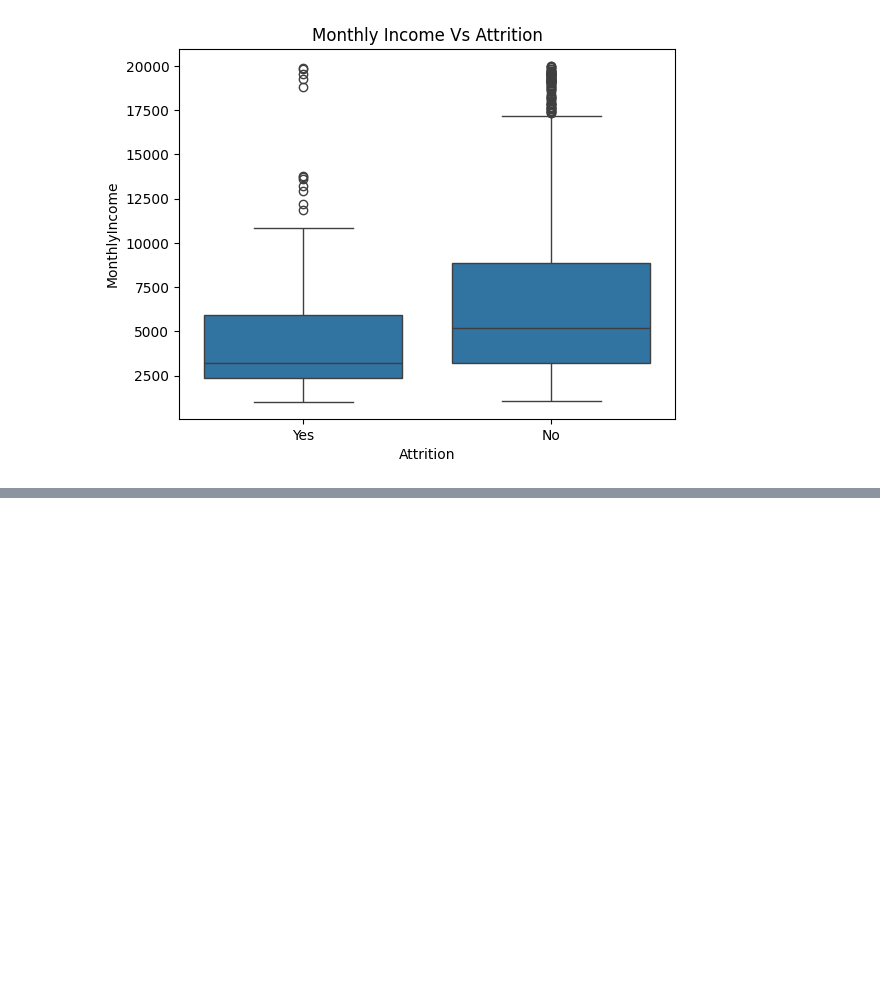
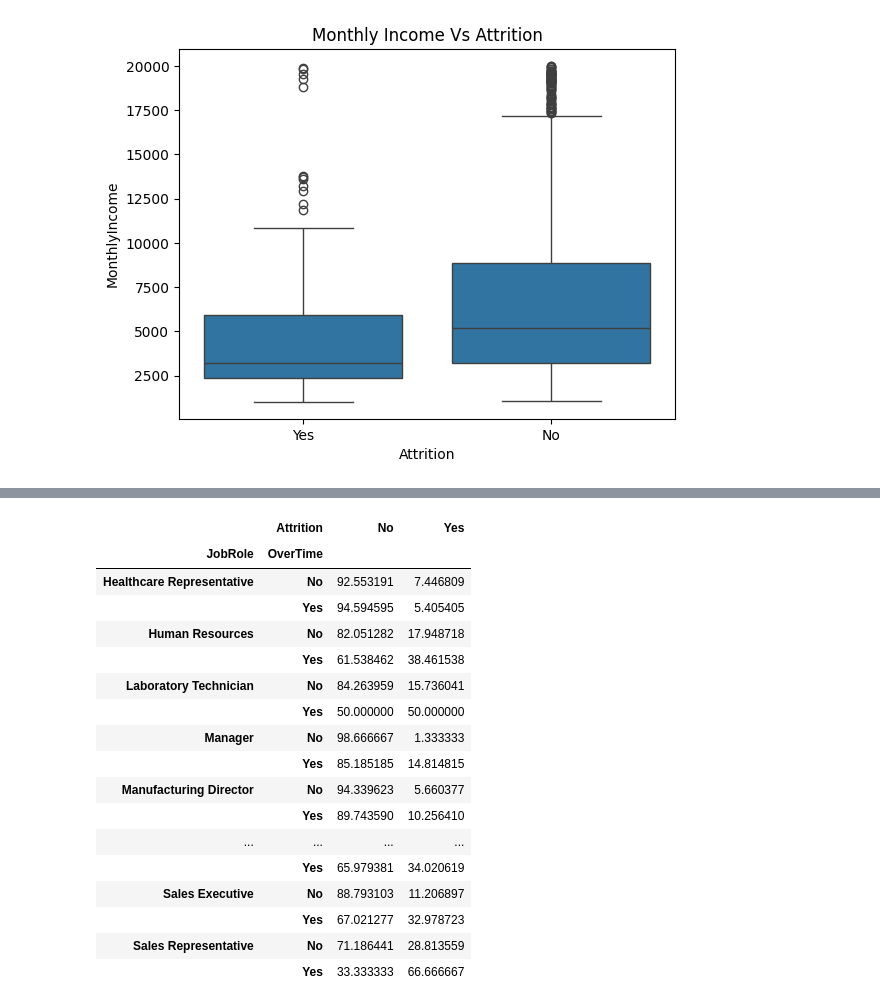
Before and after one commit to tusharkantnandi99/IBM-HR-Analytics-Project, a Jupyter notebook: notebooks/03_data_eda.ipynb, the cells around one changed output, grey strips where cells are left out. Drawn from its saved outputs; the diff is of its cells as text; code cells hidden in the pictures; blank space fills up the shorter version.

```diff
--- a/notebooks/03_data_eda.ipynb
+++ b/notebooks/03_data_eda.ipynb
@@ -249,0 +345,21 @@ plt.show()
+# %%
+pd.crosstab([df['JobRole'],df['OverTime']],df['Attrition'],normalize='index')*100
+# %% [output]
+|  | Attrition | No | Yes |
+| JobRole | OverTime |  |  |
+| Healthcare Representative | No | 92.553191 | 7.446809 |
+|  | Yes | 94.594595 | 5.405405 |
+| Human Resources | No | 82.051282 | 17.948718 |
+|  | Yes | 61.538462 | 38.461538 |
+| Laboratory Technician | No | 84.263959 | 15.736041 |
+|  | Yes | 50.000000 | 50.000000 |
+| Manager | No | 98.666667 | 1.333333 |
+|  | Yes | 85.185185 | 14.814815 |
+| Manufacturing Director | No | 94.339623 | 5.660377 |
+|  | Yes | 89.743590 | 10.256410 |
+| ... | ... | ... | ... |
+|  | Yes | 65.979381 | 34.020619 |
+| Sales Executive | No | 88.793103 | 11.206897 |
+|  | Yes | 67.021277 | 32.978723 |
+| Sales Representative | No | 71.186441 | 28.813559 |
+|  | Yes | 33.333333 | 66.666667 |
```
Also changed, not shown: parts of 15 cells of this notebook.
